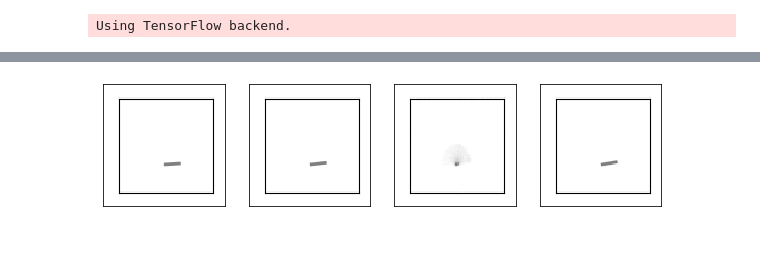
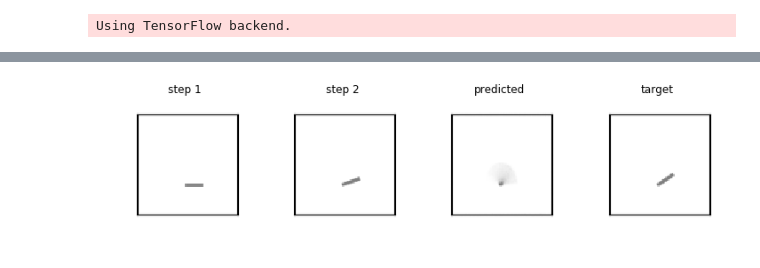
Before and after one commit to tanjebtawhid/DBM, a Jupyter notebook: conv_ac_next_mmc_trainable.ipynb, the cells around one changed output, grey strips where cells are left out. Saved outputs shown, nothing was run; the diff lists cells and outputs as text; code cells hidden in the pictures; blank space fills up the shorter version.

```diff
--- a/conv_ac_next_mmc_trainable.ipynb
+++ b/conv_ac_next_mmc_trainable.ipynb
@@ -102,15 +93,15 @@ Non-trainable params: 0
 _________________________________________________________________
 # %%
 dgen = DataGen(HEIGHT, WIDTH, NUM_CHANNEL)
-x, y = dgen.prepare_data()
+x, y = dgen.prepare_data(8)
 
 x = x / 255.
 y = y / 255.
 
-x_train, x_test, y_train, y_test = train_test_split(x, y, test_size=0.1, shuffle=True)
+x_train, x_test, y_train, y_test = train_test_split(x, y, test_size=0.1, shuffle=True, random_state=331)
 
 autoencoder.fit(x_train, y_train,
-                epochs=100,
+                epochs=1000,
                 batch_size=10,
                 shuffle=True,
                 validation_data=(x_test, y_test))
@@ -136,36 +127,28 @@ Epoch 100/100
 # %%
 decoded_imgs = autoencoder.predict(x_test)
 # %%
-idx = 0
+idx = 3
 
 plt.figure(figsize=(10, 3))
 
 # display original
 ax = plt.subplot(1, 4, 1)
-plt.imshow(x_test[idx][:, :, 0].reshape(HEIGHT, WIDTH))
-plt.gray()
-ax.get_xaxis().set_visible(False)
-ax.get_yaxis().set_visible(False)
+ax.imshow(x_test[idx][:, :, 0].reshape(HEIGHT, WIDTH), cmap='gray')
+ax.axis('off'), ax.set_title('step 1')
 
 ax = plt.subplot(1, 4, 2)
-plt.imshow(x_test[idx][:, :, 1].reshape(HEIGHT, WIDTH))
-plt.gray()
-ax.get_xaxis().set_visible(False)
-ax.get_yaxis().set_visible(False)
+ax.imshow(x_test[idx][:, :, 1].reshape(HEIGHT, WIDTH), cmap='gray')
+ax.axis('off'), ax.set_title('step 2')
 
 # display reconstruction
 ax = plt.subplot(1, 4, 3)
-plt.imshow(decoded_imgs[idx][:, :, 0].reshape(HEIGHT, WIDTH))
-plt.gray()
-ax.get_xaxis().set_visible(False)
-ax.get_yaxis().set_visible(False)
+ax.imshow(decoded_imgs[idx][:, :, 0].reshape(HEIGHT, WIDTH), cmap='gray')
+ax.axis('off'), ax.set_title('predicted')
 
 ax = plt.subplot(1, 4, 4)
-plt.imshow(y_test[idx][:, :, 0].reshape(HEIGHT, WIDTH))
-plt.gray()
-ax.get_xaxis().set_visible(False)
-ax.get_yaxis().set_visible(False)
+ax.imshow(y_test[idx][:, :, 0].reshape(HEIGHT, WIDTH), cmap='gray')
+ax.axis('off'), ax.set_title('target')
 
-plt.show()
+plt.tight_layout()
 # %% [output]
-[figure, old version]
+[figure, new version]
```
Also changed, not shown: parts of 3 cells of this notebook, 3 other files.
